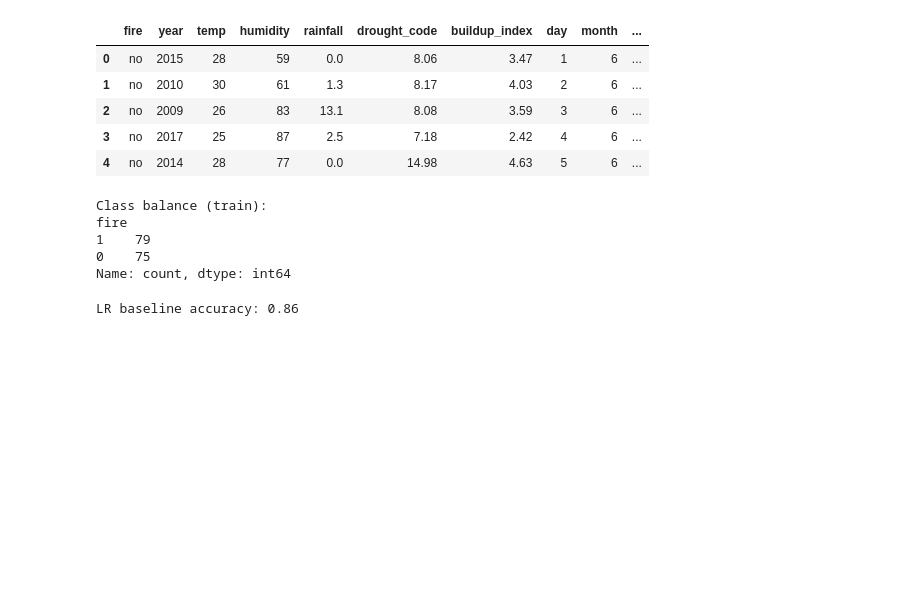
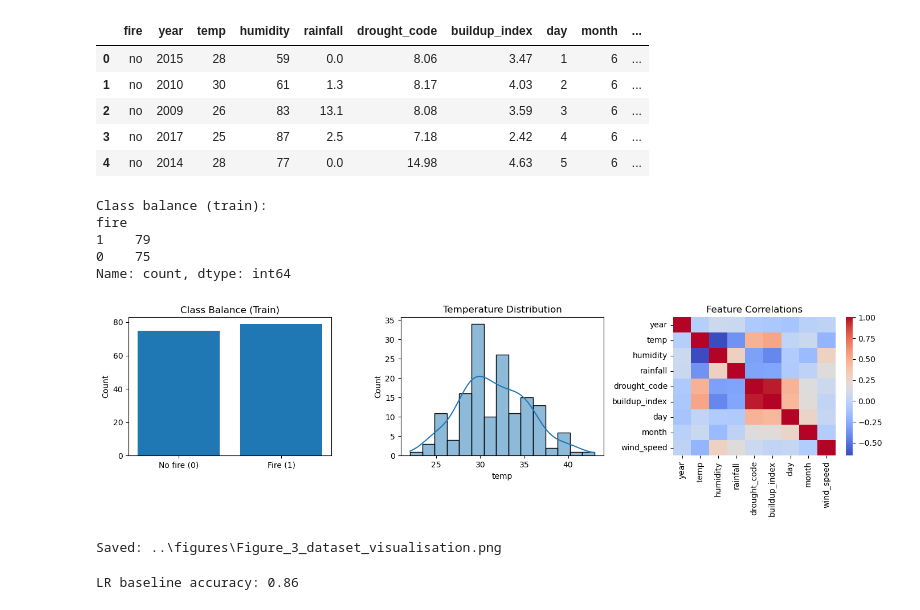
Before and after one commit to Kellylin-x/CT4101-Assignment1, a Jupyter notebook: notebooks/ct4101_a1.ipynb, the cells around one changed output. Cells and saved outputs as stored; diff of their text form; code cells hidden in the pictures; blank space fills up the shorter version.

Commit message:
Add dataset visualisation (class balance, feature distribution, correlations) for Algorithm 1

```diff
--- a/notebooks/ct4101_a1.ipynb
+++ b/notebooks/ct4101_a1.ipynb
@@ -39,6 +39,69 @@ fire
 1    79
 0    75
 Name: count, dtype: int64
+# %%
+# --- Figure 3: Data Preprocessing & Visualisation (EDA) ---
+# Place this cell AFTER the class-balance print, BEFORE scaling/training
+
+# try seaborn for nicer plots; fall back to matplotlib if not installed
+try:
+    import seaborn as sns
+    use_sns = True
+except Exception:
+    use_sns = False
+
+import numpy as np
+import matplotlib.pyplot as plt
+import pandas as pd
+
+# Build a DataFrame for plotting (unscaled features are fine for EDA)
+df_vis = X_train.copy()
+df_vis["fire"] = y_train
+
+fig, axes = plt.subplots(1, 3, figsize=(14, 4))
+
+# 1) Class balance (train)
+counts = y_train.value_counts().sort_index()  # 0 then 1
+axes[0].bar(["No fire (0)", "Fire (1)"], counts.values)
+axes[0].set_title("Class Balance (Train)")
+axes[0].set_ylabel("Count")
+
+# 2) Example feature distribution (temperature)
+if "temp" in df_vis.columns:
+    if use_sns:
+        sns.histplot(df_vis["temp"], bins=15, kde=True, ax=axes[1])
+    else:
+        axes[1].hist(df_vis["temp"], bins=15, alpha=0.9)
+    axes[1].set_title("Temperature Distribution")
+    axes[1].set_xlabel("temp")
+else:
+    # fallback: use first numeric column
+    numcol = df_vis.select_dtypes(include=np.number).columns[0]
+    axes[1].hist(df_vis[numcol], bins=15, alpha=0.9)
+    axes[1].set_title(f"Distribution: {numcol}")
+    axes[1].set_xlabel(numcol)
+
+# 3) Feature correlation heatmap
+corr = df_vis.drop(columns=["fire"]).corr(numeric_only=True)
+if use_sns:
+    sns.heatmap(corr, cmap="coolwarm", ax=axes[2])
+else:
+    im = axes[2].imshow(corr.values, cmap="coolwarm")
+    axes[2].set_xticks(range(len(corr.columns)))
+    axes[2].set_xticklabels(corr.columns, rotation=90)
+    axes[2].set_yticks(range(len(corr.columns)))
+    axes[2].set_yticklabels(corr.columns)
+    fig.colorbar(im, ax=axes[2])
+axes[2].set_title("Feature Correlations")
+
+plt.tight_layout()
+plt.savefig(FIGS / "Figure_3_dataset_visualisation.png", dpi=200, bbox_inches="tight")
+plt.show()
+
+print("Saved:", FIGS / "Figure_3_dataset_visualisation.png")
+# %% [output]
+[figure, added]
+Saved: ..\figures\Figure_3_dataset_visualisation.png
 # %%
 from sklearn.preprocessing import StandardScaler
 scaler = StandardScaler()
```
Also changed, not shown: 6 other files.
